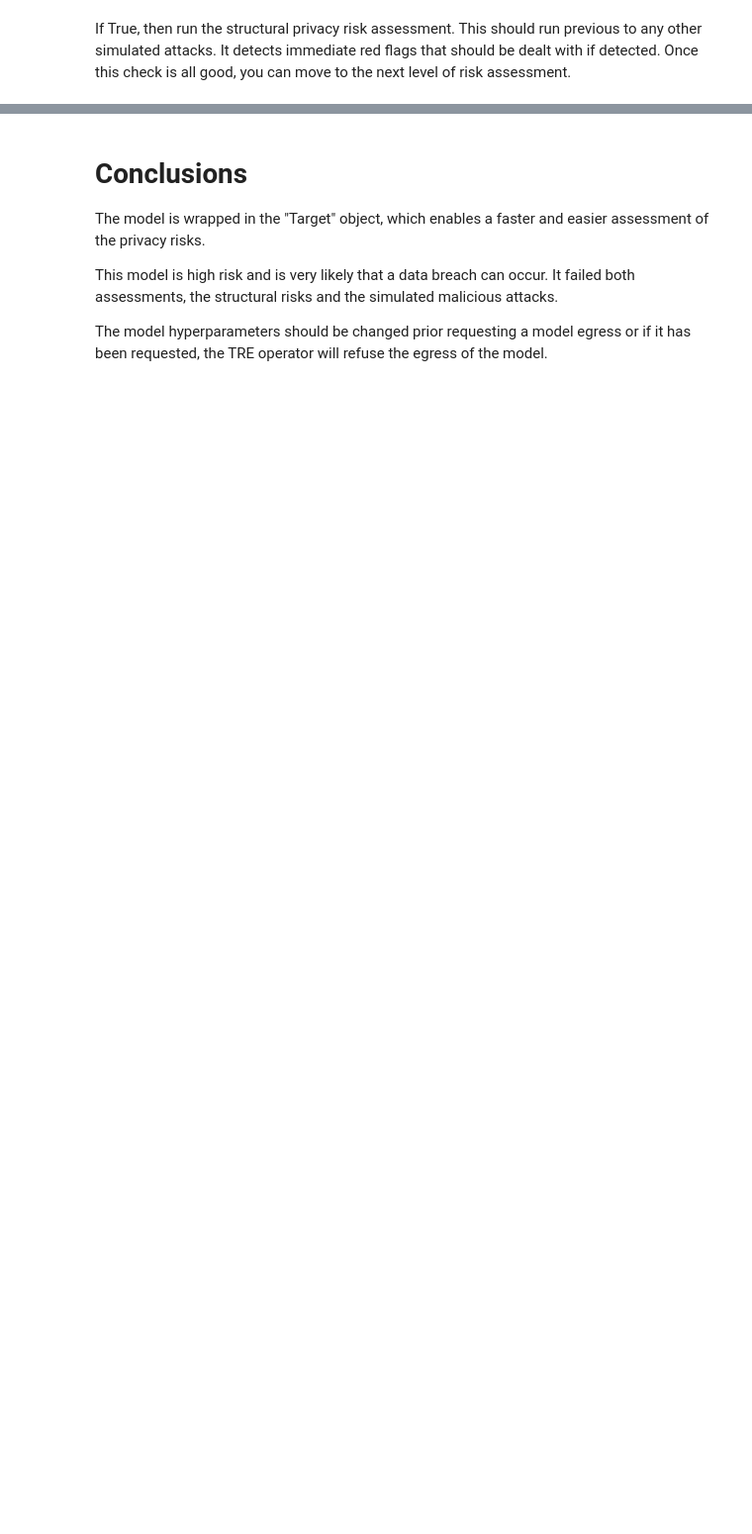
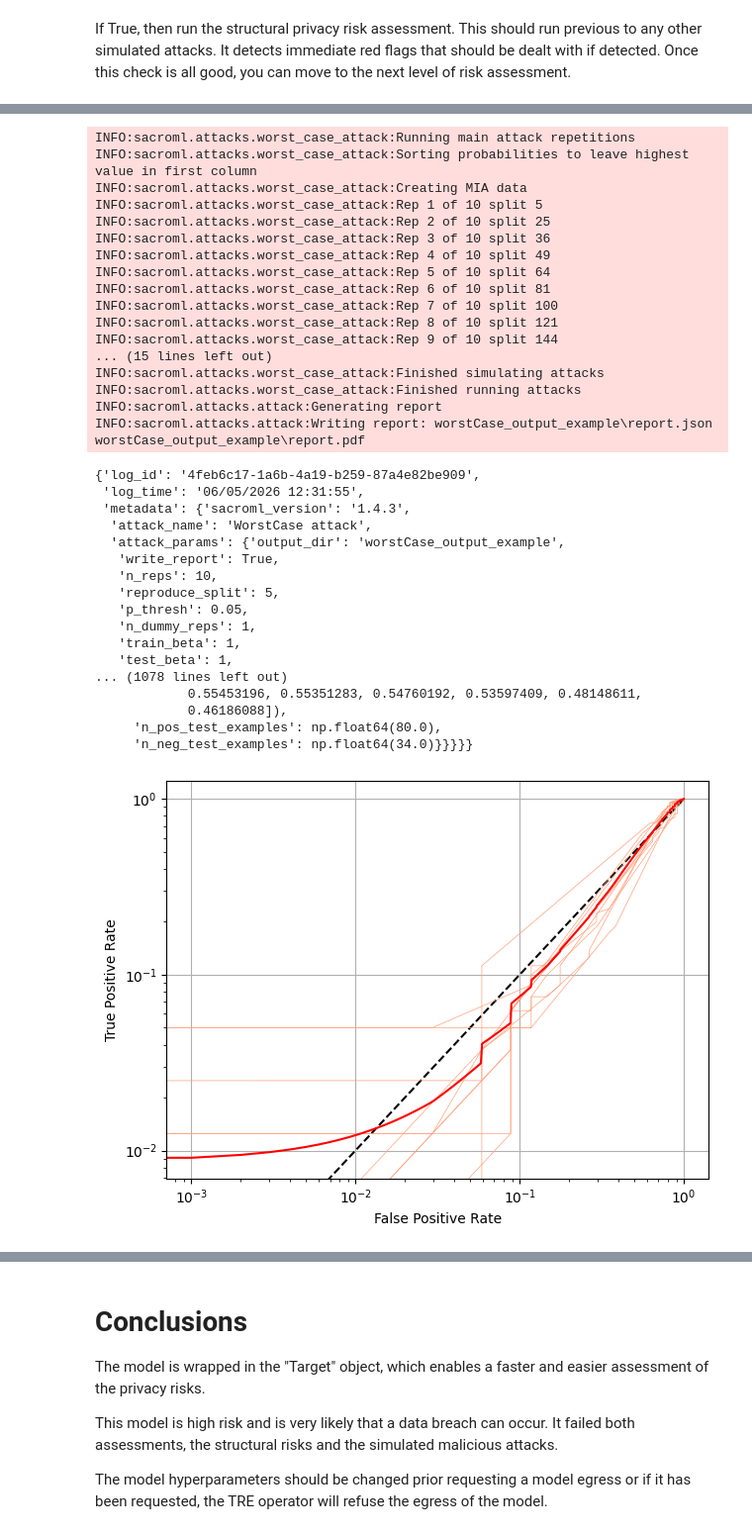
Before and after one commit to AI-SDC/SACRO-ML, a Jupyter notebook: docs/source/notebooks/simple_example_attack_interpretation.ipynb, the cells around one changed output, grey strips where cells are left out. Shown at 99% size. Drawn from its saved outputs; the diff is of its cells as text; code cells hidden in the pictures; blank space fills up the shorter version.

```diff
--- a/docs/source/notebooks/simple_example_attack_interpretation.ipynb
+++ b/docs/source/notebooks/simple_example_attack_interpretation.ipynb
@@ -115,0 +209,41 @@ SACROM-ML has implemented simulated attacks to estimate the risks of the model u
+# %%
+# Worst case attack
+WorstCase_attack = WorstCaseAttack(output_dir="worstCase_output_example", n_reps=10)
+
+WorstCase_attack.attack(target)
+# %% [output]
+INFO:sacroml.attacks.worst_case_attack:Running main attack repetitions
+INFO:sacroml.attacks.worst_case_attack:Sorting probabilities to leave highest value in first column
+INFO:sacroml.attacks.worst_case_attack:Creating MIA data
+INFO:sacroml.attacks.worst_case_attack:Rep 1 of 10 split 5
+INFO:sacroml.attacks.worst_case_attack:Rep 2 of 10 split 25
+INFO:sacroml.attacks.worst_case_attack:Rep 3 of 10 split 36
+INFO:sacroml.attacks.worst_case_attack:Rep 4 of 10 split 49
+INFO:sacroml.attacks.worst_case_attack:Rep 5 of 10 split 64
+INFO:sacroml.attacks.worst_case_attack:Rep 6 of 10 split 81
+INFO:sacroml.attacks.worst_case_attack:Rep 7 of 10 split 100
+INFO:sacroml.attacks.worst_case_attack:Rep 8 of 10 split 121
+INFO:sacroml.attacks.worst_case_attack:Rep 9 of 10 split 144
+... (15 lines left out)
+INFO:sacroml.attacks.worst_case_attack:Finished simulating attacks
+INFO:sacroml.attacks.worst_case_attack:Finished running attacks
+INFO:sacroml.attacks.attack:Generating report
+INFO:sacroml.attacks.attack:Writing report: worstCase_output_example\report.json worstCase_output_example\report.pdf
+{'log_id': '4feb6c17-1a6b-4a19-b259-87a4e82be909',
+ 'log_time': '06/05/2026 12:31:55',
+ 'metadata': {'sacroml_version': '1.4.3',
+  'attack_name': 'WorstCase attack',
+  'attack_params': {'output_dir': 'worstCase_output_example',
+   'write_report': True,
+   'n_reps': 10,
+   'reproduce_split': 5,
+   'p_thresh': 0.05,
+   'n_dummy_reps': 1,
+   'train_beta': 1,
+   'test_beta': 1,
+... (1078 lines left out)
+            0.55453196, 0.55351283, 0.54760192, 0.53597409, 0.48148611,
+            0.46186088]),
+     'n_pos_test_examples': np.float64(80.0),
+     'n_neg_test_examples': np.float64(34.0)}}}}}
+[figure, added]
```
Also changed, not shown: parts of 24 cells of this notebook.
